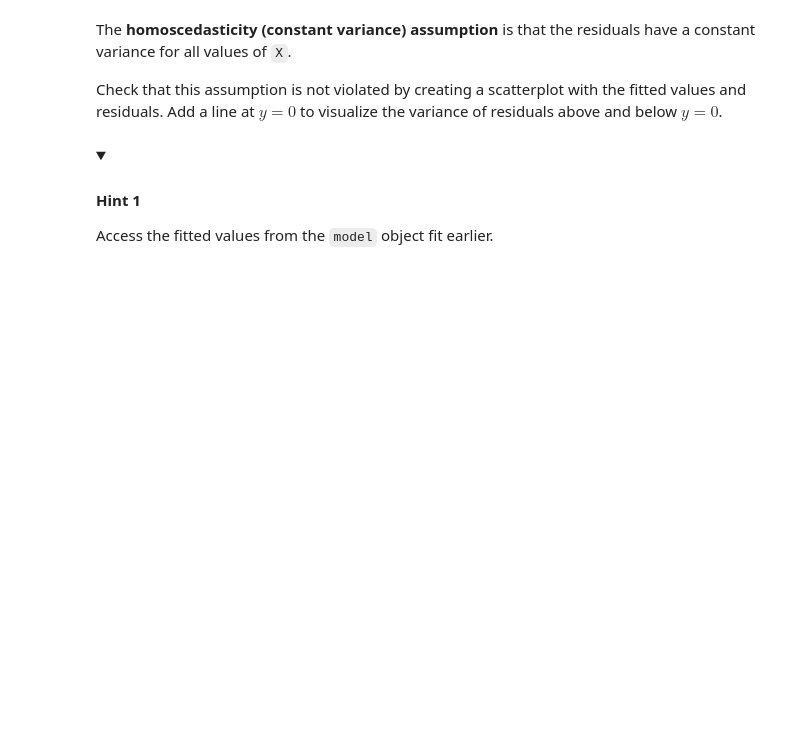
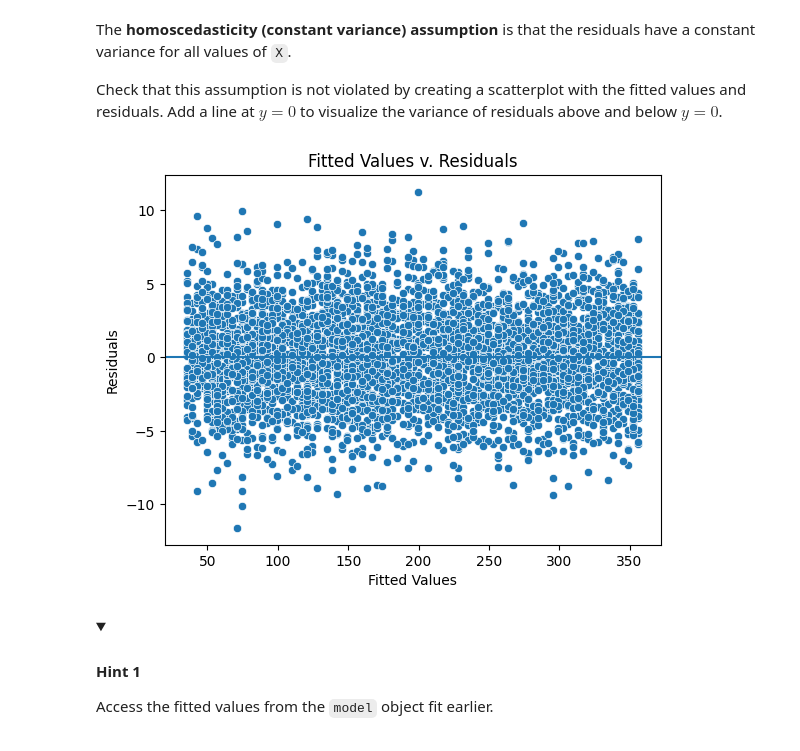
Before and after one commit to Cyberoctane29/Python-For-Data-Analysis, a Jupyter notebook: Course-5/Module_2/4_activity_evaluate_simple_linear_regression.ipynb, the cells around one changed output. Saved outputs shown, nothing was run; the diff lists cells and outputs as text; code cells hidden in the pictures; folded sections open; blank space fills up the shorter version.

```diff
--- a/Course-5/Module_2/4_activity_evaluate_simple_linear_regression.ipynb
+++ b/Course-5/Module_2/4_activity_evaluate_simple_linear_regression.ipynb
@@ -458,19 +549,30 @@ Check that this assumption is not violated by creating a scatterplot with the fi
 # %%
 # Create a scatterplot with the fitted values from the model and the residuals.
 
-### YOUR CODE HERE ###
+fitted_values=model.fittedvalues
+fig=sns.scatterplot(x=fitted_values,y=residuals)
 
 # Set the x-axis label.
 
+fig.set_xlabel("Fitted Values")
+
 # Set the y-axis label.
+
+fig.set_ylabel("Residuals")
 
 # Set the title.
 
+fig.set_title("Fitted Values v. Residuals")
+
 # Add a line at y = 0 to visualize the variance of residuals above and below 0.
 
-### YOUR CODE HERE ###
+plt.axhline(0)
 
 # Show the plot.
+
+plt.show()
+# %% [output]
+[figure, added]
 # %% [markdown]
 <details>
 <summary><h4><strong>Hint 1</strong></h4></summary>
```
Also changed, not shown: parts of 43 cells of this notebook.
